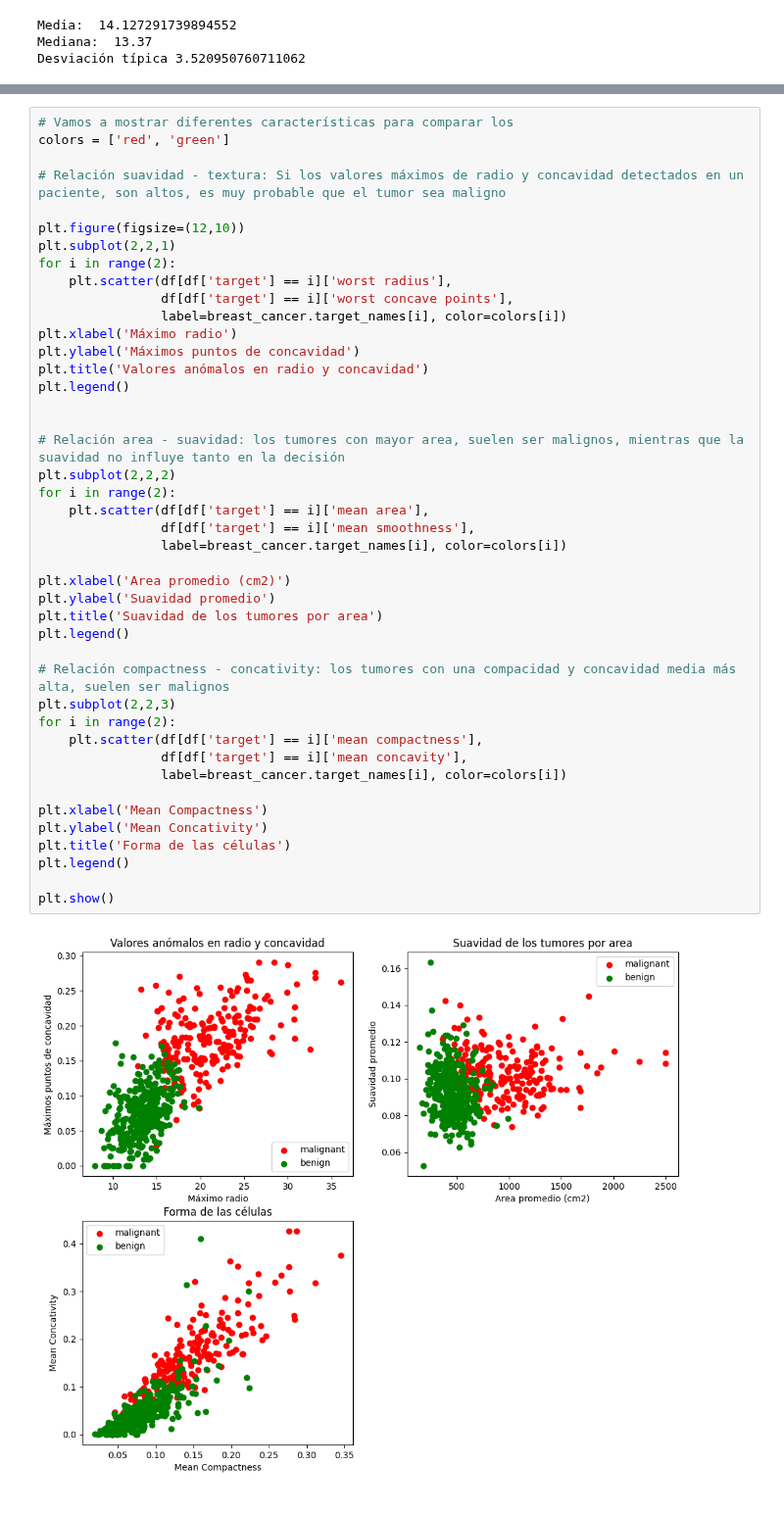
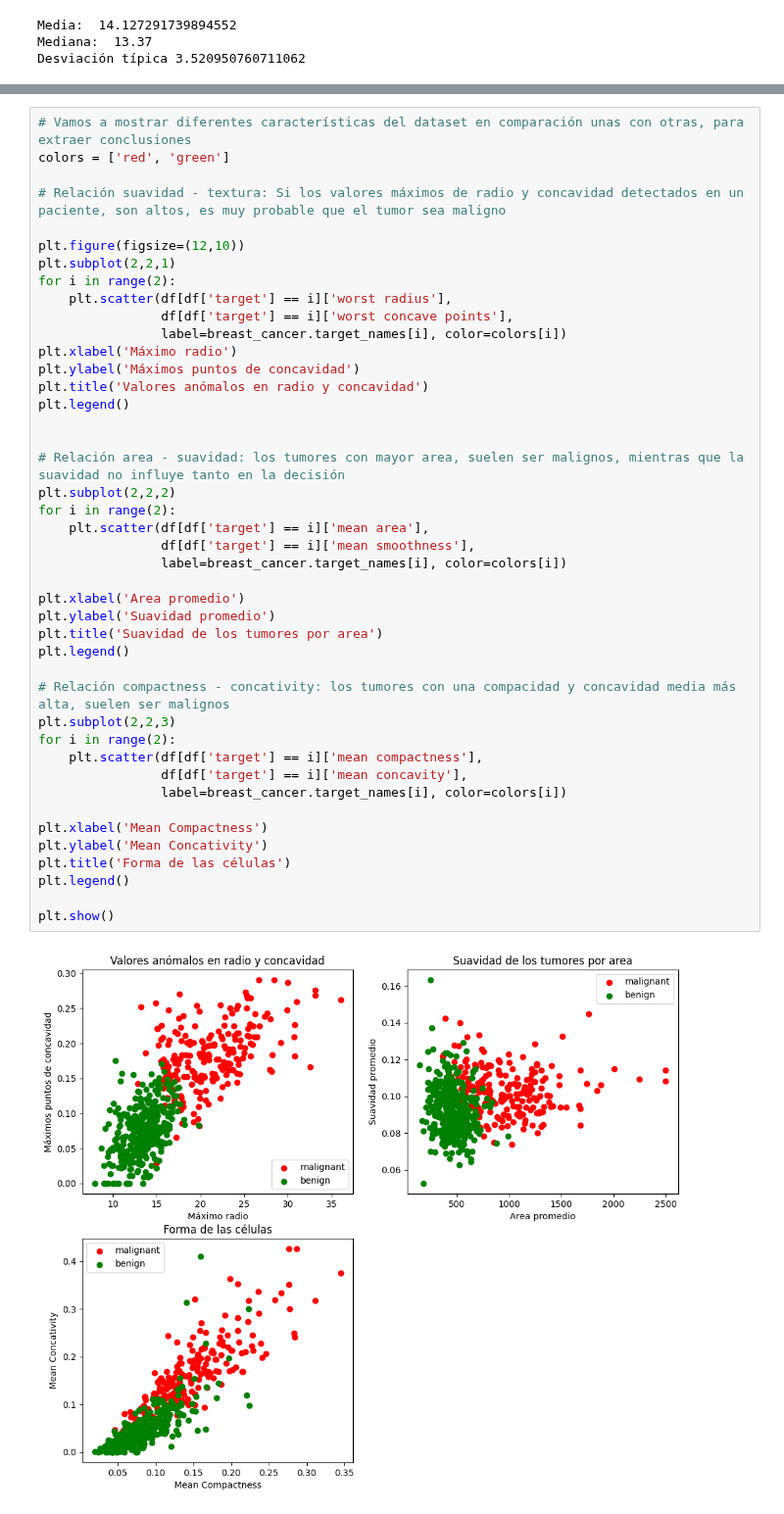
Before and after one commit to carlosgg0/practicas-aprendizaje, a Jupyter notebook: practica1/main.ipynb, the cells around one changed output, grey strips where cells are left out. Shown at 98% size. Saved outputs shown, nothing was run; the diff lists cells and outputs as text.

```diff
--- a/practica1/main.ipynb
+++ b/practica1/main.ipynb
@@ -59,5 +84,5 @@ Desviación típica 3.520950760711062
 # %%
-# Vamos a mostrar diferentes características para comparar los
+# Vamos a mostrar diferentes características del dataset en comparación unas con otras, para extraer conclusiones
 colors = ['red', 'green']
 
 # Relación suavidad - textura: Si los valores máximos de radio y concavidad detectados en un paciente, son altos, es muy probable que el tumor sea maligno
@@ -72,32 +97,32 @@ plt.xlabel('Máximo radio')
 plt.ylabel('Máximos puntos de concavidad')
 plt.title('Valores anómalos en radio y concavidad')
 plt.legend()
 
 
 # Relación area - suavidad: los tumores con mayor area, suelen ser malignos, mientras que la suavidad no influye tanto en la decisión
 plt.subplot(2,2,2)
 for i in range(2):
     plt.scatter(df[df['target'] == i]['mean area'],
                 df[df['target'] == i]['mean smoothness'],
                 label=breast_cancer.target_names[i], color=colors[i])
 
-plt.xlabel('Area promedio (cm2)')
+plt.xlabel('Area promedio')
 plt.ylabel('Suavidad promedio')
 plt.title('Suavidad de los tumores por area')
 plt.legend()
 
 # Relación compactness - concativity: los tumores con una compacidad y concavidad media más alta, suelen ser malignos
 plt.subplot(2,2,3)
 for i in range(2):
     plt.scatter(df[df['target'] == i]['mean compactness'],
                 df[df['target'] == i]['mean concavity'],
                 label=breast_cancer.target_names[i], color=colors[i])
 
 plt.xlabel('Mean Compactness')
 plt.ylabel('Mean Concativity')
 plt.title('Forma de las células')
 plt.legend()
 
 plt.show()
 # %% [output]
-[figure, old version]
+[figure, new version]
```
Also changed, not shown: parts of 11 cells of this notebook.
